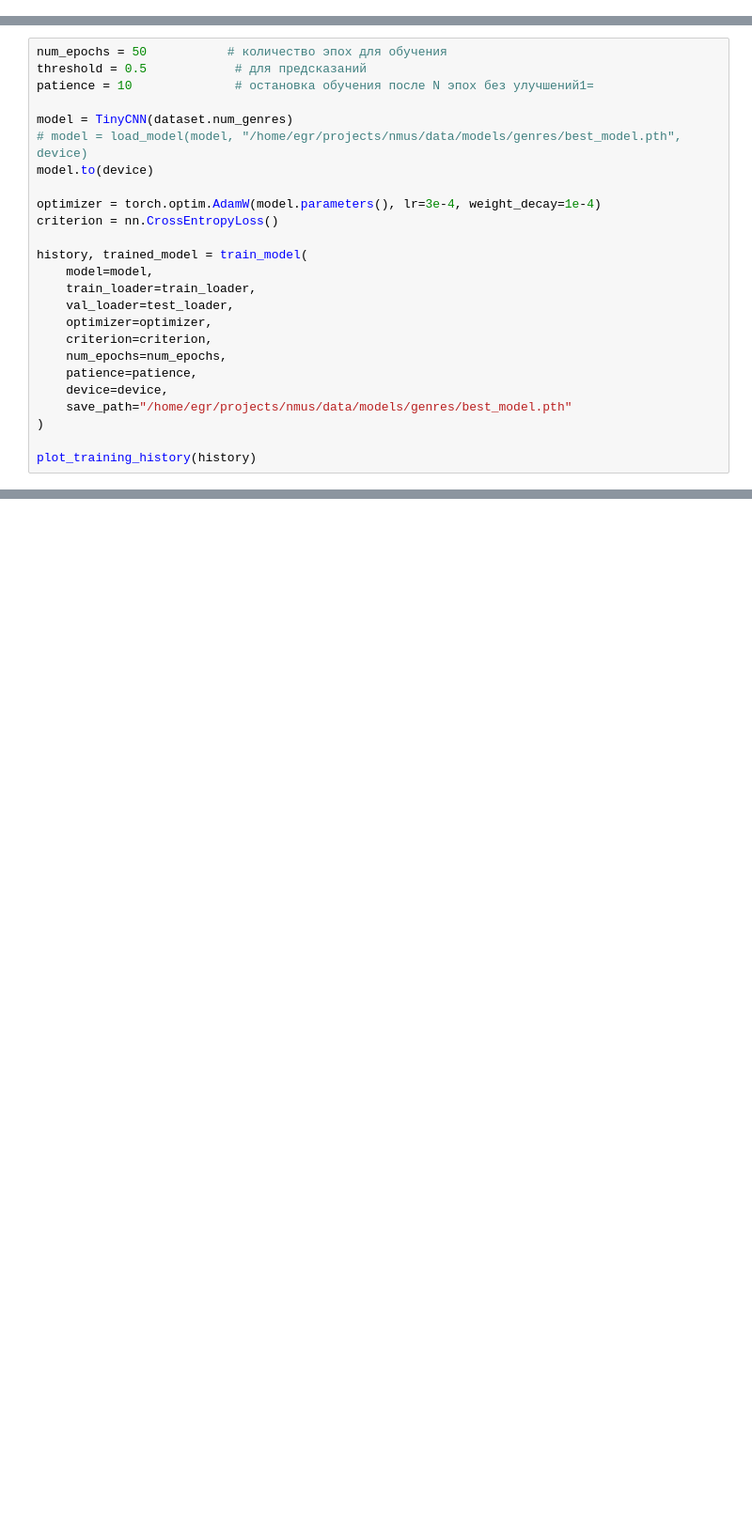
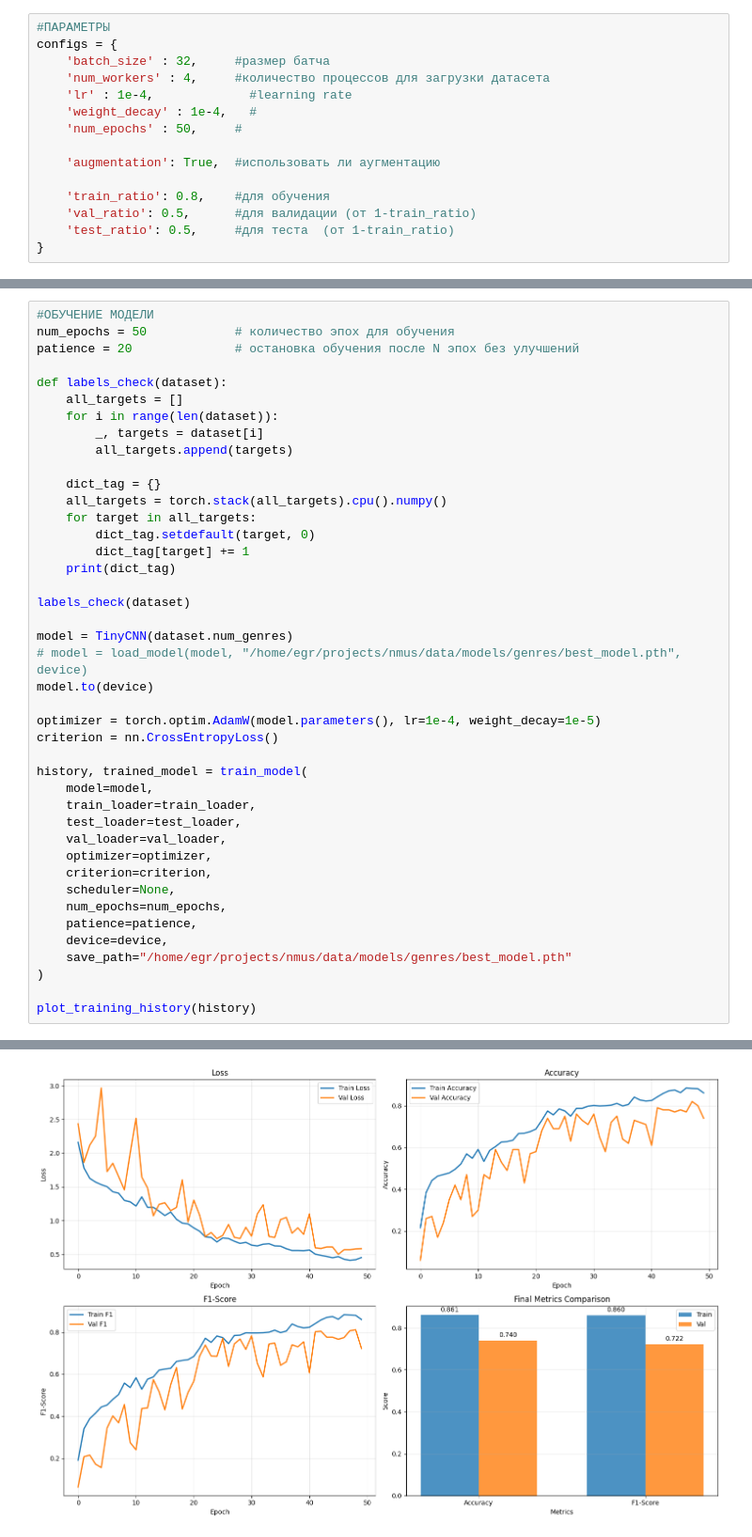
Before and after one commit to ivag0/nmus, a Jupyter notebook: notebooks/genres/02_model_training.ipynb, the cells around one changed output, grey strips where cells are left out. Shown at 94% size. Saved outputs shown, nothing was run; the diff lists cells and outputs as text; blank space fills up the shorter version.

```diff
--- a/notebooks/genres/02_model_training.ipynb
+++ b/notebooks/genres/02_model_training.ipynb
@@ -1,3 +1,18 @@
+# %%
+#ПАРАМЕТРЫ
+configs = {
+    'batch_size' : 32,     #размер батча
+    'num_workers' : 4,     #количество процессов для загрузки датасета
+    'lr' : 1e-4,             #learning rate
+    'weight_decay' : 1e-4,   #
+    'num_epochs' : 50,     #
+
+    'augmentation': True,  #использовать ли аугментацию
+
+    'train_ratio': 0.8,    #для обучения
+    'val_ratio': 0.5,      #для валидации (от 1-train_ratio)
+    'test_ratio': 0.5,     #для теста  (от 1-train_ratio)
+}
 # %%
 #ИМПОРТ И ФУНКЦИИ С КЛАССАМИ
 import os
@@ -401,21 +580,38 @@ Val batch 0:
 # %%
-num_epochs = 50           # количество эпох для обучения
-threshold = 0.5            # для предсказаний
-patience = 10              # остановка обучения после N эпох без улучшений1=
+#ОБУЧЕНИЕ МОДЕЛИ
+num_epochs = 50            # количество эпох для обучения
+patience = 20              # остановка обучения после N эпох без улучшений
+
+def labels_check(dataset):
+    all_targets = []
+    for i in range(len(dataset)):
+        _, targets = dataset[i]
+        all_targets.append(targets)
+
+    dict_tag = {}
+    all_targets = torch.stack(all_targets).cpu().numpy()
+    for target in all_targets:
+        dict_tag.setdefault(target, 0)
+        dict_tag[target] += 1
+    print(dict_tag)
+
+labels_check(dataset)
 
 model = TinyCNN(dataset.num_genres)
 # model = load_model(model, "/home/egr/projects/nmus/data/models/genres/best_model.pth", device)
 model.to(device)
 
-optimizer = torch.optim.AdamW(model.parameters(), lr=3e-4, weight_decay=1e-4)
+optimizer = torch.optim.AdamW(model.parameters(), lr=1e-4, weight_decay=1e-5)
 criterion = nn.CrossEntropyLoss()
 
 history, trained_model = train_model(
     model=model,
     train_loader=train_loader,
-    val_loader=test_loader,
+    test_loader=test_loader,
+    val_loader=val_loader,
     optimizer=optimizer,
     criterion=criterion,
+    scheduler=None,
     num_epochs=num_epochs,
     patience=patience,
     device=device,
@@ -429,0 +627 @@ KeyboardInterrupt:
+[figure, added]
```
Also changed, not shown: parts of 5 cells of this notebook.
